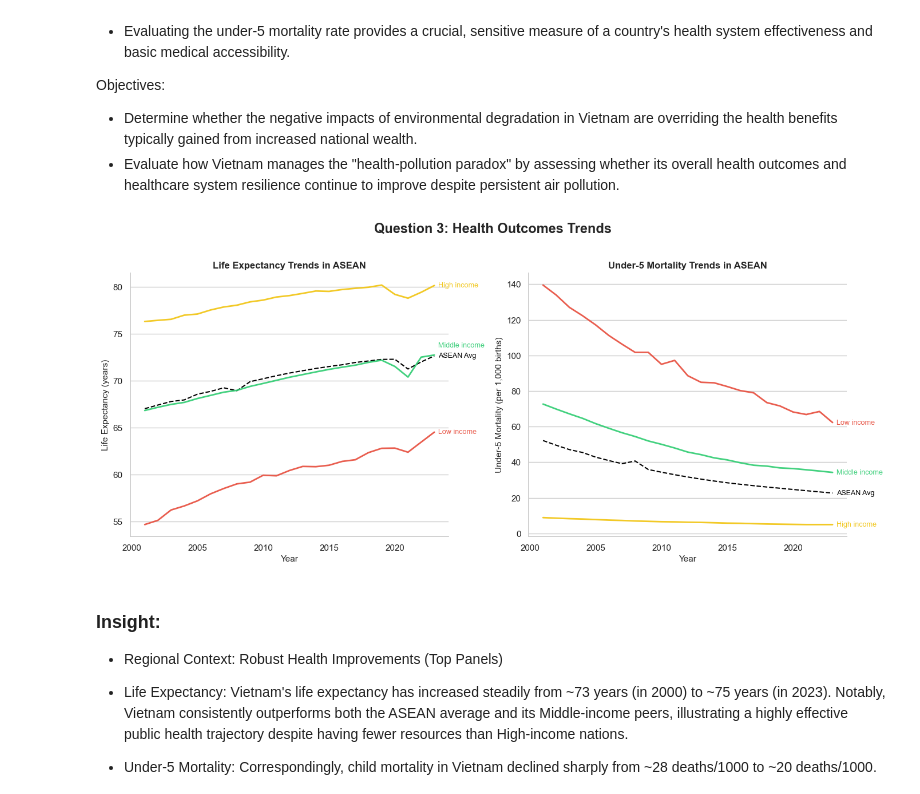
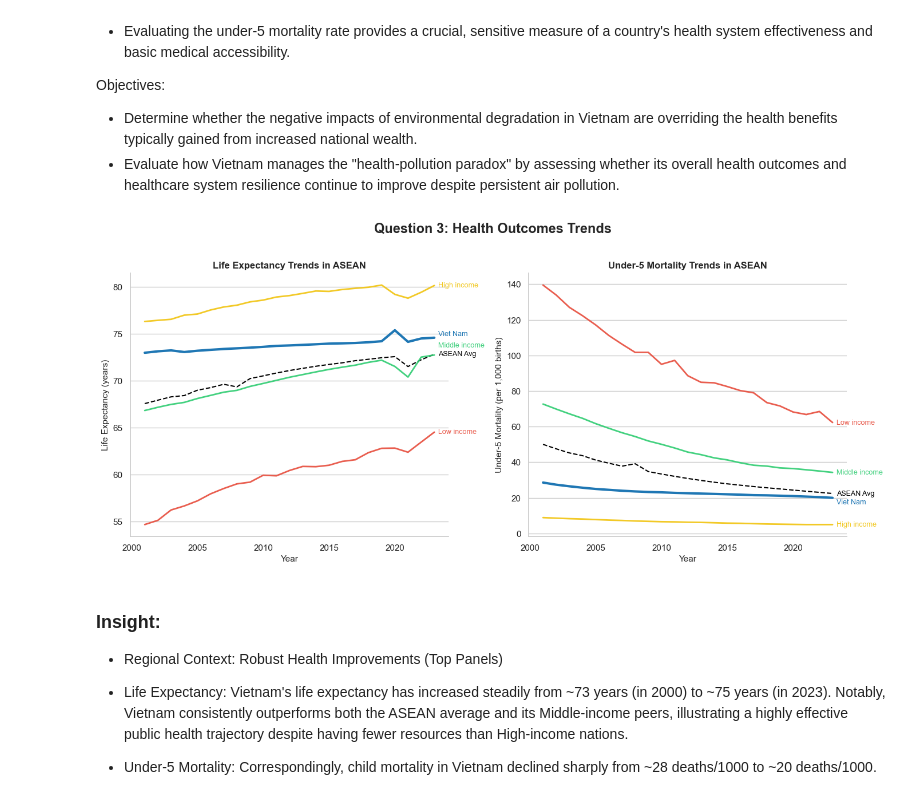
Before and after one commit to thloc1212/DV_LAB2, a Jupyter notebook: merged/merge.ipynb, the cells around one changed output. Saved outputs shown, nothing was run; the diff lists cells and outputs as text; code cells hidden in the pictures.

```diff
--- a/merged/merge.ipynb
+++ b/merged/merge.ipynb
@@ -539,7 +539,7 @@ Objectives:
 # %%
 fig, axes = plt.subplots(1, 2, figsize=(12, 5))
 
-vn = df_asean_industry[df_asean_industry["Country"] == "Vietnam"]
+vn = df_asean_industry[df_asean_industry["Country"] == "Viet Nam"]
 x_last = vn["Year"].max()
 
 title_map = {
@@ -587,7 +587,7 @@ for i, metric in enumerate(["CO2 per capita", "PM2.5"]):
             linewidth = 1.2
             alpha = 0.9
             label = country
-        elif country == "Vietnam":
+        elif country == "Viet Nam":
             color = palette_countries.get(country_key, "black")
             linewidth = 3
             alpha = 1.0
@@ -640,7 +640,7 @@ plt.scatter(
 )
 
 # Highlight groups
-vn = df_avg[df_avg["Country"] == "Vietnam"]
+vn = df_avg[df_avg["Country"] == "Viet Nam"]
 hi = df_avg[df_avg["Country"] == "High income"]
 mi = df_avg[df_avg["Country"] == "Middle income"]
 lo = df_avg[df_avg["Country"] == "Low income"]
@@ -743,14 +743,14 @@ ax_mort_asean = fig.add_subplot(gs[0, 1])
 axes = [ax_life_asean, ax_mort_asean]
 
 # Data Việt Nam
-vn = df_asean_industry[df_asean_industry["Country"] == "Vietnam"]
+vn = df_asean_industry[df_asean_industry["Country"] == "Viet Nam"]
 
 asean_members = [
-    "Vietnam", "Thailand", "Malaysia", "Indonesia", "Philippines",
+    "Viet Nam", "Thailand", "Malaysia", "Indonesia", "Philippines",
     "Singapore", "Cambodia", "Lao PDR", "Myanmar", "Timor-Leste", "Brunei Darussalam"
 ]
 
-entities_to_keep = ["Vietnam", "High income", "Middle income", "Low income"]
+entities_to_keep = ["Viet Nam", "High income", "Middle income", "Low income"]
 
 title_map = {
     "Life expectancy": "Life Expectancy Trends in ASEAN",
@@ -764,12 +764,12 @@ ylabel_map = {
 
 manual_offsets = {
     "Life expectancy": {
-        "Vietnam": 0.4,
+        "Viet Nam": 0.4,
         "Middle income": 1.0,
         "ASEAN Avg": -0.8
     },
     "Under-5 mortality": {
-        "Vietnam": -2.5,
+        "Viet Nam": -2.5,
         "ASEAN Avg": 2.5
     }
 }
@@ -817,10 +817,10 @@ for i, metric in enumerate(["Life expectancy", "Under-5 mortality"]):
             alpha = 0.9
             label = country
         else:
-            color = palette_countries.get("Vietnam", palette_countries.get("Viet Nam", "red"))
+            color = palette_countries.get("Viet Nam", palette_countries.get("Vietnam", "red"))
             linewidth = 3.0
             alpha = 1.0
-            label = "Vietnam"
+            label = "Viet Nam"
 
         x = subset["Year"]
         y = subset[metric]
@@ -832,34 +832,34 @@ for i, metric in enumerate(["Life expectancy", "Under-5 mortality"]):
 
         ax.text(
             x.iloc[-1] + 0.3,
             y_end + offset,
             label,
             fontsize=9,
             color=color,
             alpha=alpha,
             va="center"
         )
 
     ax.set_title(title_map.get(metric, metric), fontweight='semibold')
     ax.set_xlabel("Year")
     ax.set_ylabel(ylabel_map.get(metric, metric))
 
     ax.grid(axis='x', visible=False)
     ax.spines['right'].set_visible(False)
     ax.spines['top'].set_visible(False)
 
 
 plt.suptitle(
     "Question 3: Health Outcomes Trends",
     fontsize=17,
     fontweight='bold',
     y=1.02
 )
 
 plt.tight_layout()
 plt.show()
 # %% [output]
-[figure, old version]
+[figure, new version]
 # %% [markdown]
 ### **Insight:**
 
```
Also changed, not shown: parts of 9 cells of this notebook.
